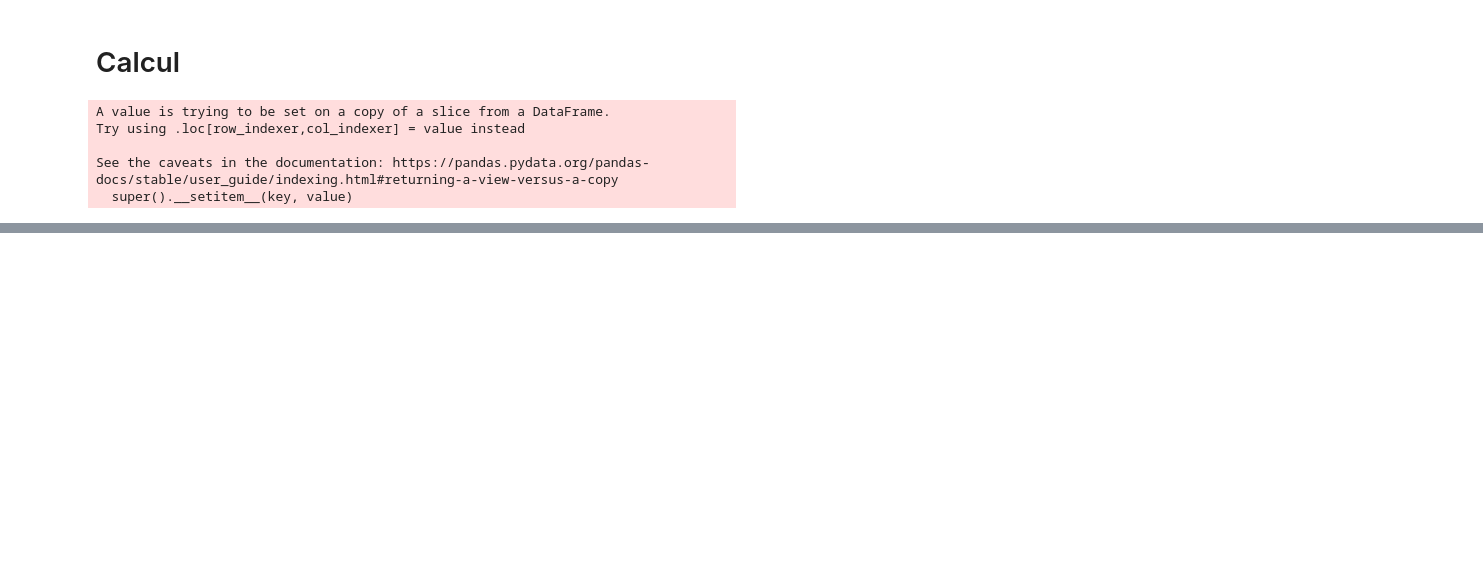
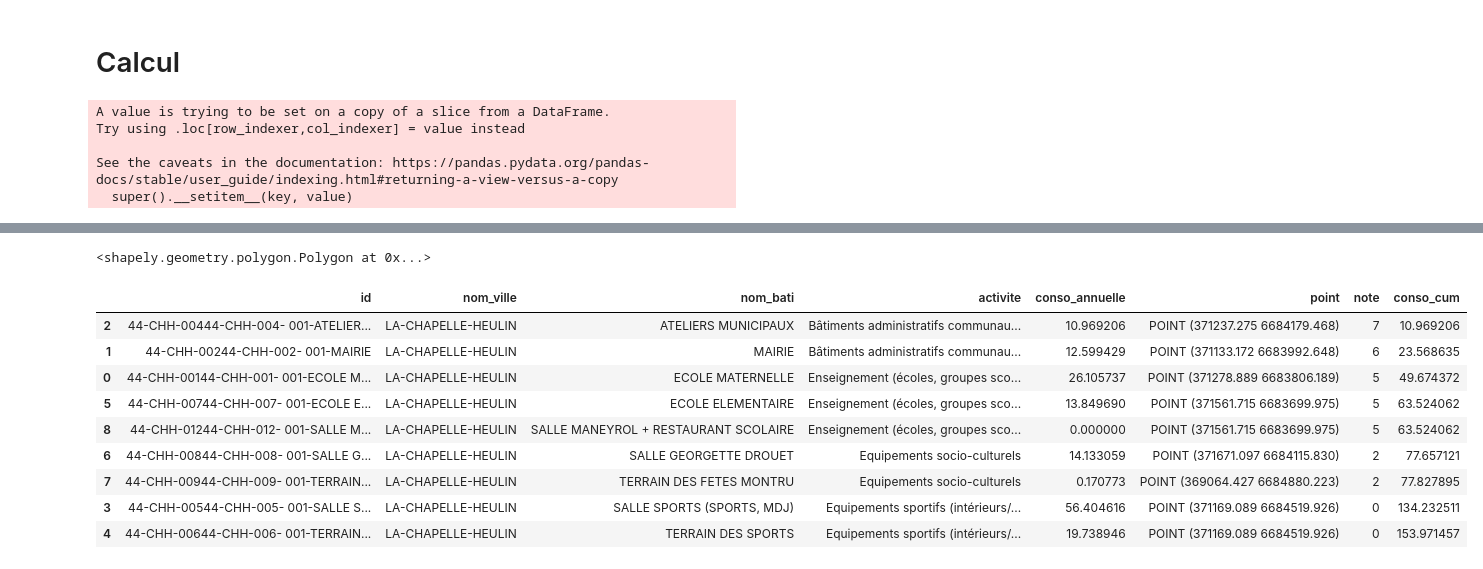
Before and after one commit to BAAAARRE/geocomputation, a Jupyter notebook: work.ipynb, the cells around one changed output, grey strips where cells are left out. Cells and saved outputs as stored; diff of their text form; code cells hidden in the pictures; blank space fills up the shorter version.

```diff
--- a/work.ipynb
+++ b/work.ipynb
@@ -63,7 +85,7 @@ gdf_conso_annuelle = gpd.read_file('data/conso_bati_annuelles/consobati_annuelle
 # %%
 gdf_prod_zone = gdf_prod[gdf_prod['rag'] == True]
 # %%
-gdf_prod_zone['circle_2km'] = gdf_prod_zone['centroid'].buffer(2000)
+gdf_prod_zone['circle_2km'] = gdf_prod_zone['centroid'].buffer(2000, 2)
 # %% [output]
 A value is trying to be set on a copy of a slice from a DataFrame.
 Try using .loc[row_indexer,col_indexer] = value instead
@@ -89,0 +95,29 @@ gdf_conso_annuelle[gdf_conso_annuelle['geometry'].within(circle_2km) == True]
+# %%
+gdf_prod_zone['circle_2km'][20]
+# %% [output]
+<shapely.geometry.polygon.Polygon at 0x...>
+# %%
+df_bati_prod = gdf_prod_zone.iloc[0]
+circle_2km = df_bati_prod['circle_2km']
+prod_bati = df_bati_prod['pot_pv'] / 1000
+gdf_conso_annuelle_zone = gdf_conso_annuelle[gdf_conso_annuelle['geometry'].within(circle_2km) == True]
+# %%
+gdf_conso_annuelle_zone = gdf_conso_annuelle_zone.merge(df_note, how='left', on='new_name')
+gdf_conso_annuelle_zone = gdf_conso_annuelle_zone[['ID de la z', "Nom de l'o", 'Nom de la', 'Actvité p', 'Consommati', 'geometry', 'Note de compatibilité profil électrique ACC (1-10)']]
+gdf_conso_annuelle_zone.columns = ['id', 'nom_ville', 'nom_bati', 'activite', 'conso_annuelle', 'point', 'note']
+# %%
+gdf_conso_annuelle_zone_sort = gdf_conso_annuelle_zone.sort_values(by='note', ascending=False)
+gdf_conso_annuelle_zone_sort['conso_cum'] = gdf_conso_annuelle_zone_sort['conso_annuelle'].cumsum()
+# %%
+gdf_conso_annuelle_zone_sort[gdf_conso_annuelle_zone_sort['conso_cum'] < prod_bati]
+# %% [output]
+|  | id | nom_ville | nom_bati | activite | conso_annuelle | point | note | conso_cum |
+| 2 | 44-CHH-00444-CHH-004- 001-ATELIER... | LA-CHAPELLE-HEULIN | ATELIERS MUNICIPAUX | Bâtiments administratifs communau... | 10.969206 | POINT (371237.275 6684179.468) | 7 | 10.969206 |
+| 1 | 44-CHH-00244-CHH-002- 001-MAIRIE | LA-CHAPELLE-HEULIN | MAIRIE | Bâtiments administratifs communau... | 12.599429 | POINT (371133.172 6683992.648) | 6 | 23.568635 |
+| 0 | 44-CHH-00144-CHH-001- 001-ECOLE M... | LA-CHAPELLE-HEULIN | ECOLE MATERNELLE | Enseignement (écoles, groupes sco... | 26.105737 | POINT (371278.889 6683806.189) | 5 | 49.674372 |
+| 5 | 44-CHH-00744-CHH-007- 001-ECOLE E... | LA-CHAPELLE-HEULIN | ECOLE ELEMENTAIRE | Enseignement (écoles, groupes sco... | 13.849690 | POINT (371561.715 6683699.975) | 5 | 63.524062 |
+| 8 | 44-CHH-01244-CHH-012- 001-SALLE M... | LA-CHAPELLE-HEULIN | SALLE MANEYROL + RESTAURANT SCOLAIRE | Enseignement (écoles, groupes sco... | 0.000000 | POINT (371561.715 6683699.975) | 5 | 63.524062 |
+| 6 | 44-CHH-00844-CHH-008- 001-SALLE G... | LA-CHAPELLE-HEULIN | SALLE GEORGETTE DROUET | Equipements socio-culturels | 14.133059 | POINT (371671.097 6684115.830) | 2 | 77.657121 |
+| 7 | 44-CHH-00944-CHH-009- 001-TERRAIN... | LA-CHAPELLE-HEULIN | TERRAIN DES FETES MONTRU | Equipements socio-culturels | 0.170773 | POINT (369064.427 6684880.223) | 2 | 77.827895 |
+| 3 | 44-CHH-00544-CHH-005- 001-SALLE S... | LA-CHAPELLE-HEULIN | SALLE SPORTS (SPORTS, MDJ) | Equipements sportifs (intérieurs/... | 56.404616 | POINT (371169.089 6684519.926) | 0 | 134.232511 |
+| 4 | 44-CHH-00644-CHH-006- 001-TERRAIN... | LA-CHAPELLE-HEULIN | TERRAIN DES SPORTS | Equipements sportifs (intérieurs/... | 19.738946 | POINT (371169.089 6684519.926) | 0 | 153.971457 |
```
Also changed, not shown: parts of 7 cells of this notebook.
